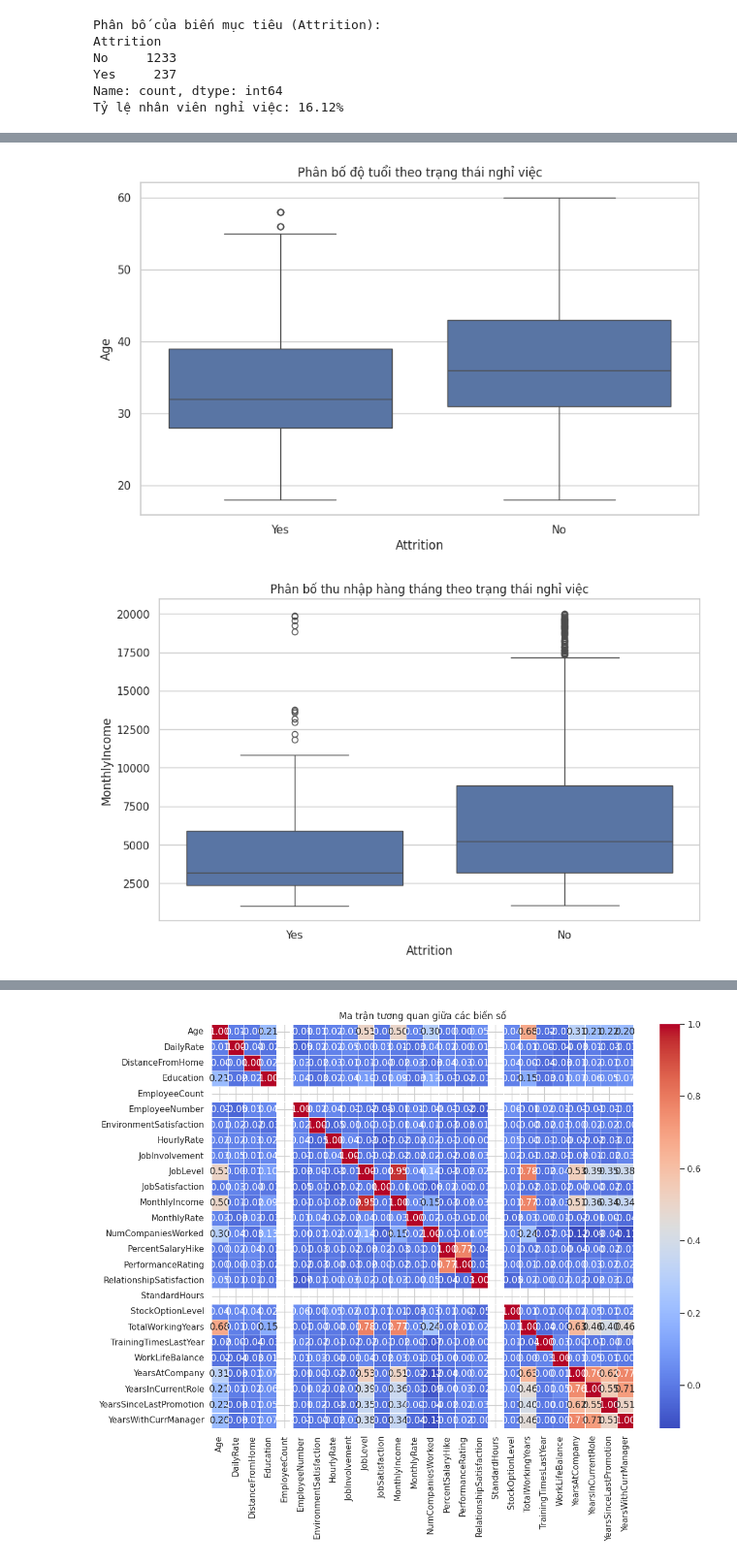
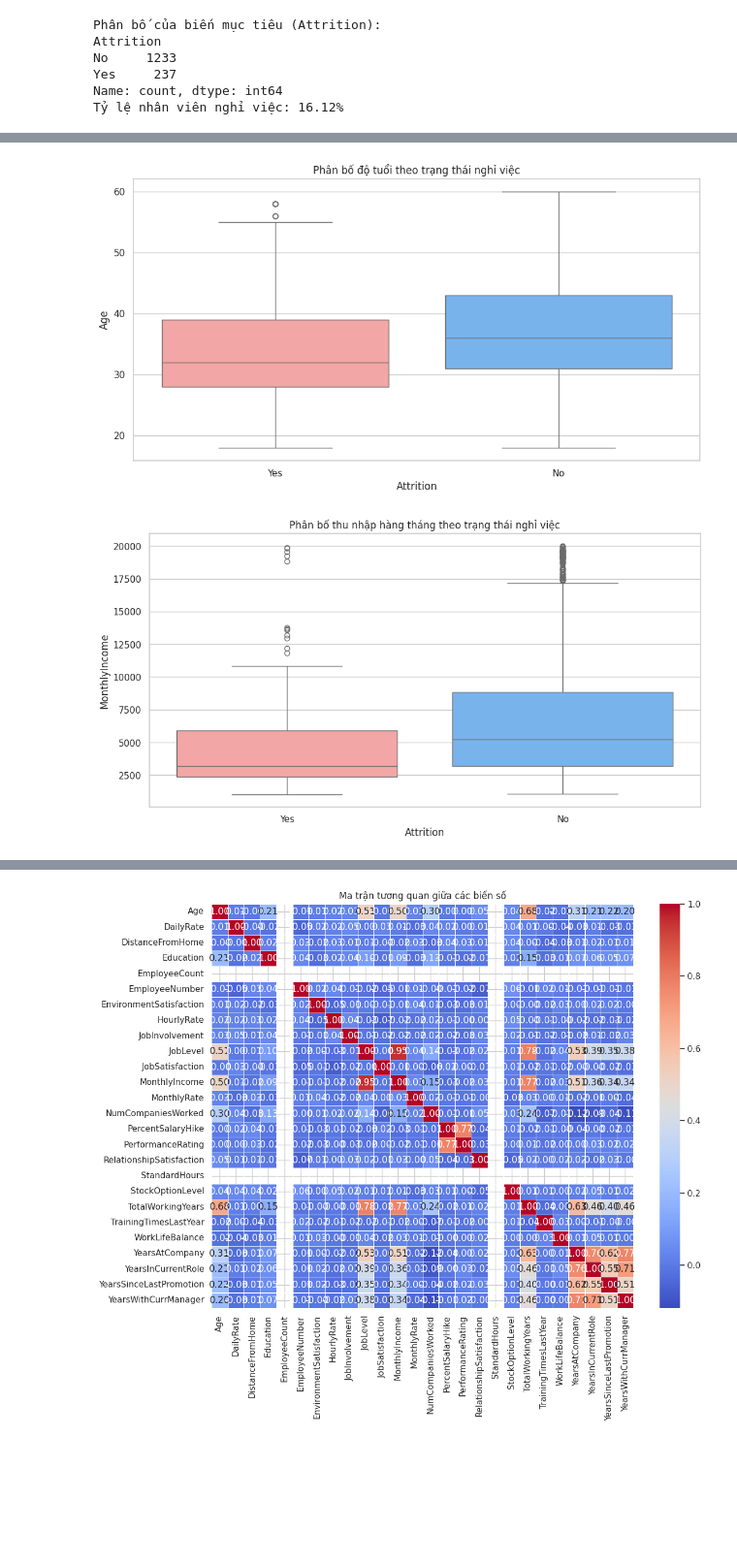
Before and after one commit to hei1sme/MAI391_FINAL_PROJECT, a Jupyter notebook: MAI391_SE194127_project.ipynb, the cells around one changed output, grey strips where cells are left out. Shown at 97% size. Saved outputs shown, nothing was run; the diff lists cells and outputs as text; code cells hidden in the pictures; blank space fills up the shorter version.

```diff
--- a/MAI391_SE194127_project.ipynb
+++ b/MAI391_SE194127_project.ipynb
@@ -154,19 +154,19 @@ plt.show()
 # %%
 # Phân tích phân bố độ tuổi theo Attrition
-plt.figure(figsize=(10, 6))
-sns.boxplot(x='Attrition', y='Age', data=df)
+plt.figure(figsize=(12, 6))
+sns.boxplot(x='Attrition', y='Age', data=df, palette=["#ff9999", "#66b3ff"])
 plt.title('Phân bố độ tuổi theo trạng thái nghỉ việc')
 plt.show()
 # %% [output]
-[figure, old version]
+[figure, new version]
 # %%
 # Phân tích thu nhập hàng tháng theo Attrition
-plt.figure(figsize=(10, 6))
-sns.boxplot(x='Attrition', y='MonthlyIncome', data=df)
+plt.figure(figsize=(12, 6))
+sns.boxplot(x='Attrition', y='MonthlyIncome', data=df, palette=["#ff9999", "#66b3ff"])
 plt.title('Phân bố thu nhập hàng tháng theo trạng thái nghỉ việc')
 plt.show()
 # %% [output]
-[figure, old version]
+[figure, new version]
 # %%
 # Phân tích mức độ hài lòng công việc
 plt.figure(figsize=(12, 6))
```
Also changed, not shown: parts of 10 cells of this notebook.
